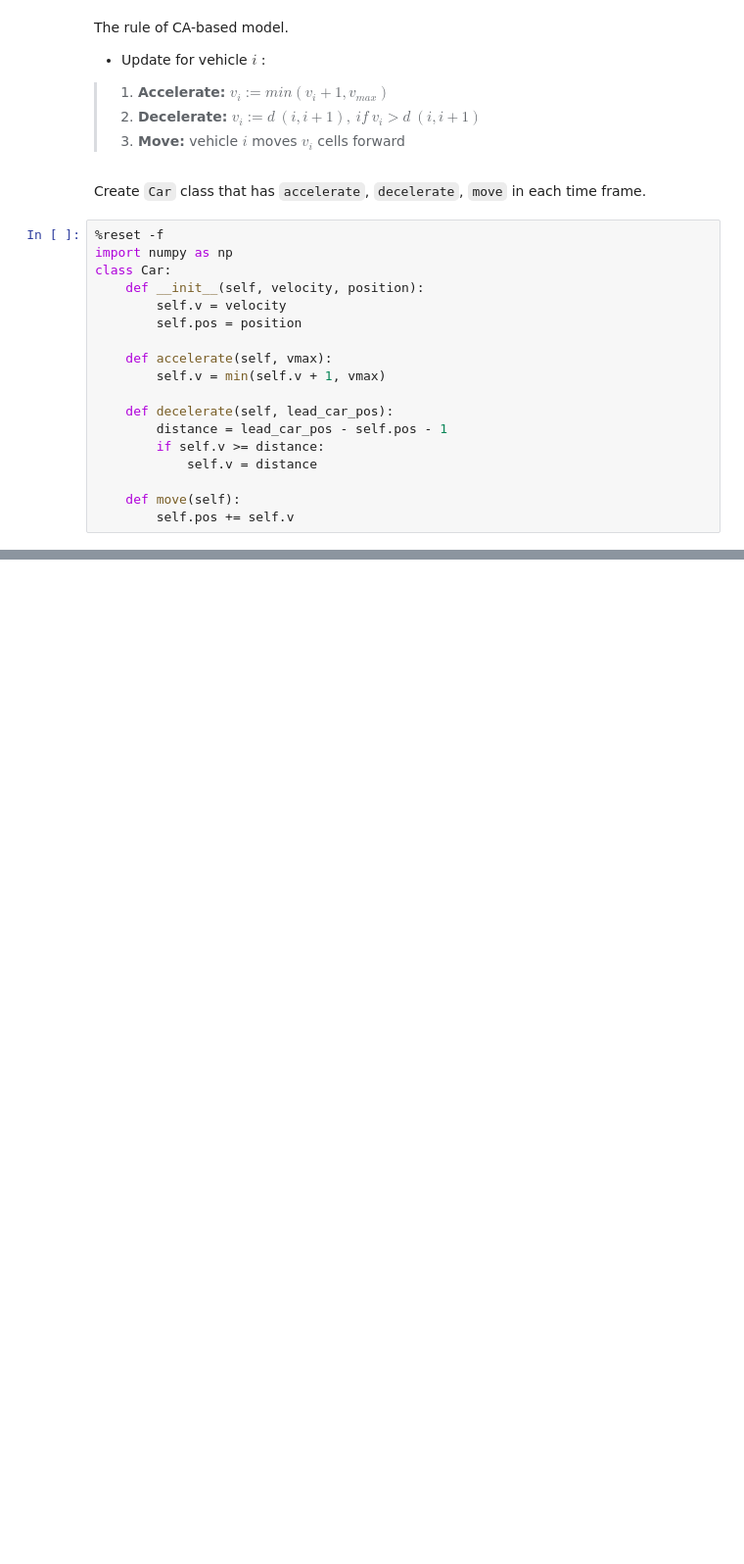
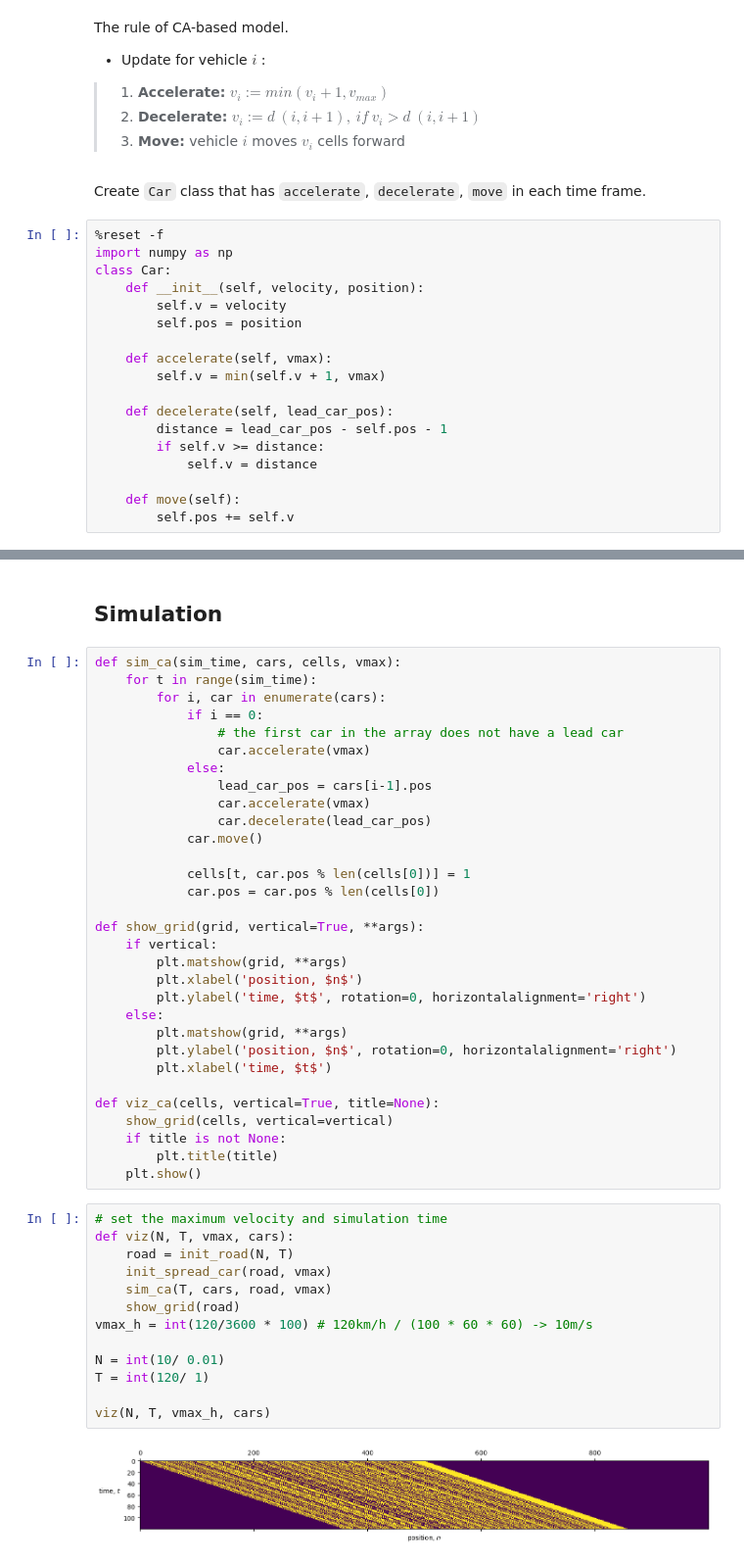
Before and after one commit to lsh4205/Traffic_Simulation, a Jupyter notebook: traffic_simulation.ipynb, the cells around one changed output, grey strips where cells are left out. Shown at 98% size. Saved outputs shown, nothing was run; the diff lists cells and outputs as text; blank space fills up the shorter version.

```diff
--- a/traffic_simulation.ipynb
+++ b/traffic_simulation.ipynb
@@ -341,0 +373,48 @@ class Car:
+# %% [markdown]
+## Simulation
+# %%
+def sim_ca(sim_time, cars, cells, vmax):
+    for t in range(sim_time):
+        for i, car in enumerate(cars):
+            if i == 0:
+                # the first car in the array does not have a lead car
+                car.accelerate(vmax)
+            else:
+                lead_car_pos = cars[i-1].pos
+                car.accelerate(vmax)
+                car.decelerate(lead_car_pos)
+            car.move()
+
+            cells[t, car.pos % len(cells[0])] = 1
+            car.pos = car.pos % len(cells[0])
+
+def show_grid(grid, vertical=True, **args):
+    if vertical:
+        plt.matshow(grid, **args)
+        plt.xlabel('position, $n$')
+        plt.ylabel('time, $t$', rotation=0, horizontalalignment='right')
+    else:
+        plt.matshow(grid, **args)
+        plt.ylabel('position, $n$', rotation=0, horizontalalignment='right')
+        plt.xlabel('time, $t$')
+
+def viz_ca(cells, vertical=True, title=None):
+    show_grid(cells, vertical=vertical)
+    if title is not None:
+        plt.title(title)
+    plt.show()
+# %%
+# set the maximum velocity and simulation time
+def viz(N, T, vmax, cars):
+    road = init_road(N, T)
+    init_spread_car(road, vmax)
+    sim_ca(T, cars, road, vmax)
+    show_grid(road)
+vmax_h = int(120/3600 * 100) # 120km/h / (100 * 60 * 60) -> 10m/s
+
+N = int(10/ 0.01)
+T = int(120/ 1)
+
+viz(N, T, vmax_h, cars)
+# %% [output]
+[figure, added]
```
Also changed, not shown: parts of 3 cells of this notebook.
